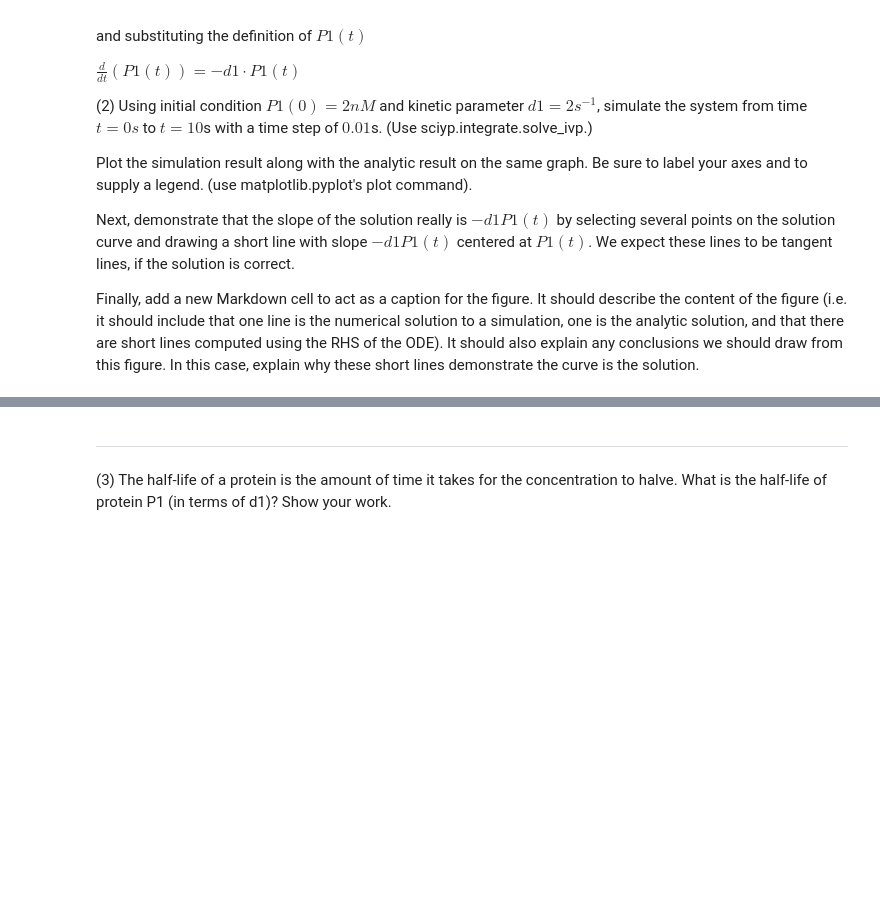
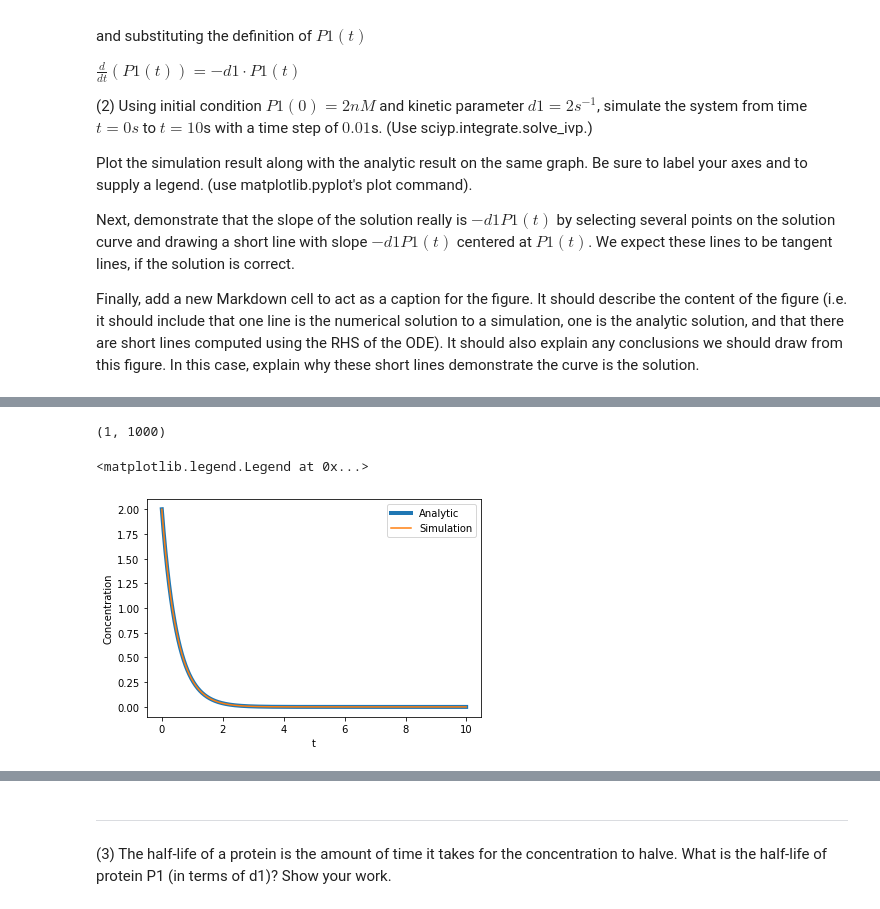
Before and after one commit to imhurl23/CS341, a Jupyter notebook: Project1.ipynb, the cells around one changed output, grey strips where cells are left out. Saved outputs shown, nothing was run; the diff lists cells and outputs as text; code cells hidden in the pictures; blank space fills up the shorter version.

```diff
--- a/Project1.ipynb
+++ b/Project1.ipynb
@@ -52,0 +58,33 @@ hi
+# %%
+def deg_model(t, y, params):
+    d1 = params[0]
+    ddt = -d1 * y
+    return ddt
+
+## WHERE DOES P1 actually GO?
+params = [2] # P1_0 = 2 nM , d1 = 2 1/s
+deg = lambda t,y: deg_model(t,y,params)
+sol = scipy.integrate.solve_ivp( fun=deg, t_span=(0,10), y0=(2,),
+                                 t_eval=np.arange(0,10,.01) )
+print(sol.y.shape)
+# %% [output]
+(1, 1000)
+# %%
+# Analytic Solution and Simulation Solution Graph
+import matplotlib.pyplot as plt
+d1 = 2
+P1_0 = 2
+analytic_ddt = np.exp(-d1*sol.t)* P1_0
+#HOW SHOULD I BE USING VELOCITY HERE???
+
+
+plt.plot(sol.t, analytic_ddt, linewidth = 4)
+plt.plot( sol.t, sol.y.T, linewidth = 1.5 ) # linewidth for visualization
+# plt.xlim([0,4])
+# plt.ylim([0,2])
+plt.xlabel("t")
+plt.ylabel("Concentration")
+plt.legend(["Analytic", "Simulation"])
+# %% [output]
+<matplotlib.legend.Legend at 0x...>
+[figure, added]
```
Also changed, not shown: parts of 14 cells of this notebook.
